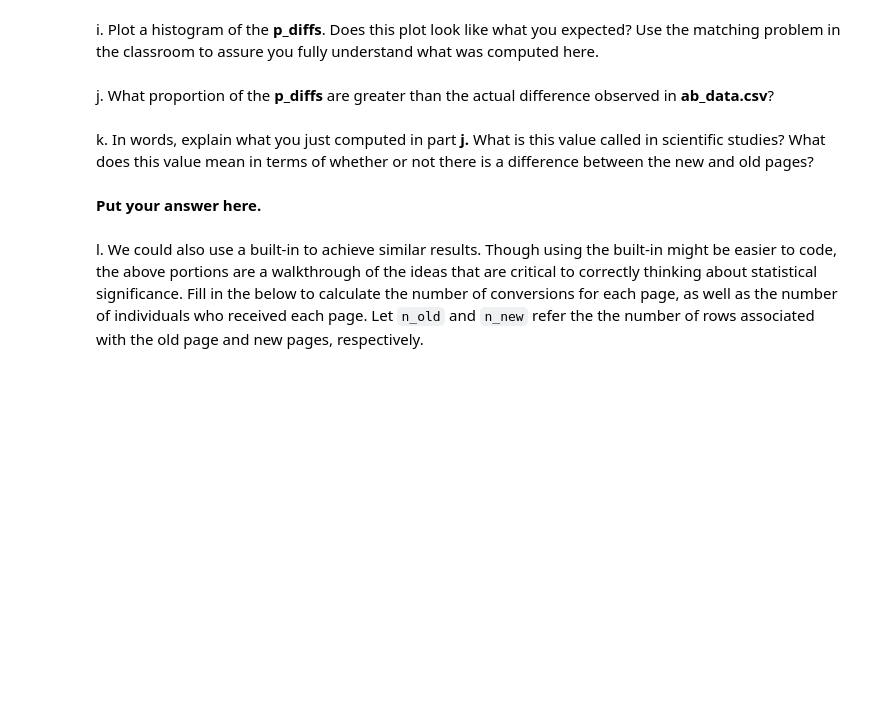
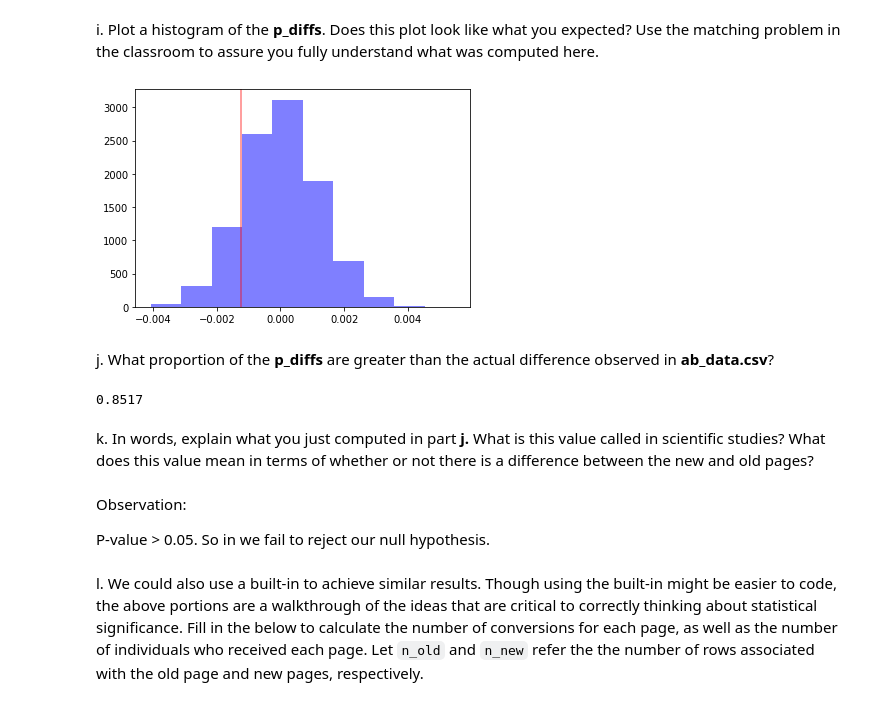
Before and after one commit to peltolakari/Udacity-analyse_ab_test_report, a Jupyter notebook: Analyze_ab_test_results_notebook.ipynb, the cells around one changed output. Cells and saved outputs as stored; diff of their text form; code cells hidden in the pictures; blank space fills up the shorter version.

```diff
--- a/Analyze_ab_test_results_notebook.ipynb
+++ b/Analyze_ab_test_results_notebook.ipynb
@@ -221,8 +230,13 @@ df2.query('group == "control"').shape[0]
 # %% [markdown]
 e. Simulate $n_{new}$ transactions with a convert rate of $p_{new}$ under the null.  Store these $n_{new}$ 1's and 0's in **new_page_converted**.
 # %%
-new_page_converted = np.random.choice(2, size= n_new, p=[1-p_new, p_new])
+new_page_converted = np.random.choice([0, 1], size = n_new, p = [p_new, 1 - p_new])
 # %% [markdown]
 f. Simulate $n_{old}$ transactions with a convert rate of $p_{old}$ under the null.  Store these $n_{old}$ 1's and 0's in **old_page_converted**.
+# %%
+old_page_converted = np.random.choice([0, 1], size = n_old, p = [p_old, 1 - p_old])
 # %% [markdown]
 g. Find $p_{new}$ - $p_{old}$ for your simulated values from part (e) and (f).
+# %%
+obs = new_page_converted.mean() - old_page_converted.mean()
+obs
@@ -229,12 +245,32 @@ g. Find $p_{new}$ - $p_{old}$ for your simulated values from part (e) and (f).
 # %% [markdown]
 h. Simulate 10,000 $p_{new}$ - $p_{old}$ values using this same process similarly to the one you calculated in parts **a. through g.** above.  Store all 10,000 values in a numpy array called **p_diffs**.
+# %%
+p_diffs = []
+for _ in range(10000):
+    new_page_converted = np.random.binomial(n_new, p_new)
+    old_page_converted = np.random.binomial(n_old, p_old)
+    diff = (new_page_converted/n_new) - (old_page_converted/n_old)
+    p_diffs.append(diff)
 # %% [markdown]
 i. Plot a histogram of the **p_diffs**.  Does this plot look like what you expected?  Use the matching problem in the classroom to assure you fully understand what was computed here.
+# %%
+p_diffs = np.array(p_diffs)
+plt.hist(p_diffs, alpha = 0.5, color ='b')
+plt.axvline(obs, alpha = 0.5, color = 'r');
+# %% [output]
+[figure, added]
 # %% [markdown]
 j. What proportion of the **p_diffs** are greater than the actual difference observed in **ab_data.csv**?
+# %%
+p_value = (p_diffs > obs).mean()
+p_value
+# %% [output]
+0.8517
 # %% [markdown]
 k. In words, explain what you just computed in part **j.**  What is this value called in scientific studies?  What does this value mean in terms of whether or not there is a difference between the new and old pages?
-# %% [markdown]
-**Put your answer here.**
+# %% [markdown]
+Observation:
+
+P-value > 0.05. So in we fail to reject our null hypothesis.
 # %% [markdown]
 l. We could also use a built-in to achieve similar results.  Though using the built-in might be easier to code, the above portions are a walkthrough of the ideas that are critical to correctly thinking about statistical significance. Fill in the below to calculate the number of conversions for each page, as well as the number of individuals who received each page. Let `n_old` and `n_new` refer the the number of rows associated with the old page and new pages, respectively.
```
Also changed, not shown: parts of 18 cells of this notebook, 2 other files.
